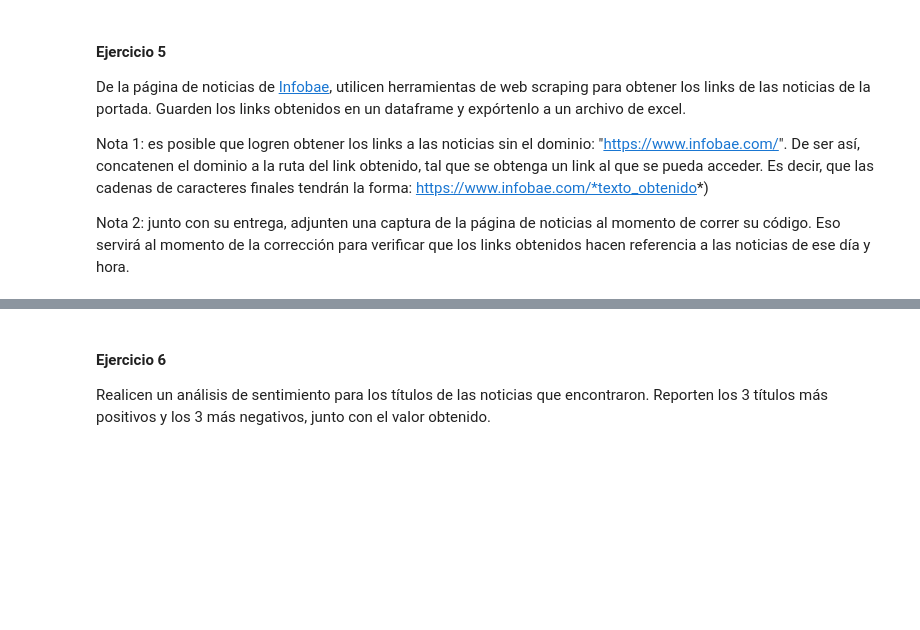
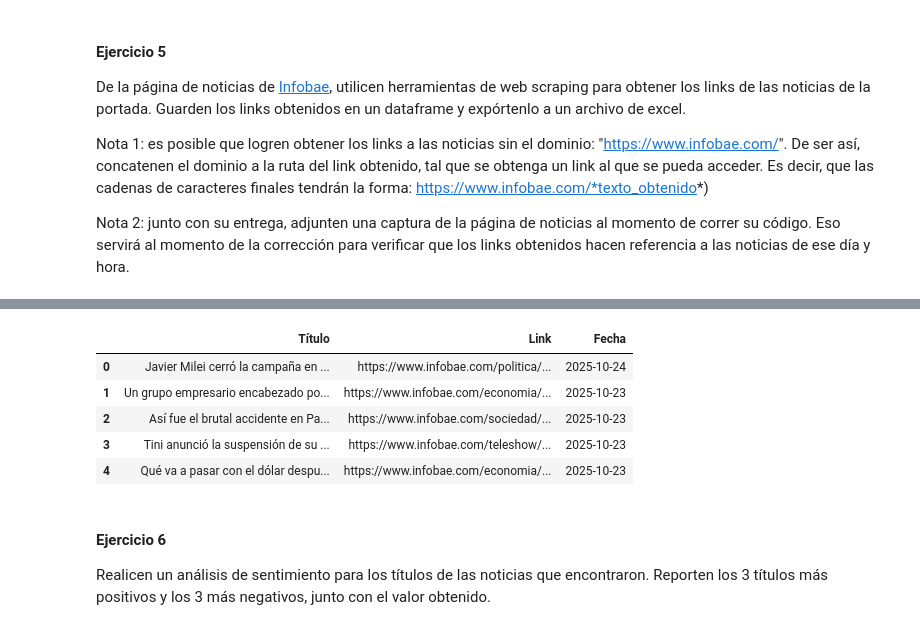
Before and after one commit to FAgustinAcosta/TPs_BigData2025, a Jupyter notebook: TP2/TP2.ipynb, the cells around one changed output, grey strips where cells are left out. Saved outputs shown, nothing was run; the diff lists cells and outputs as text; code cells hidden in the pictures; blank space fills up the shorter version.

Commit message:
Parte B

```diff
--- a/TP2/TP2.ipynb
+++ b/TP2/TP2.ipynb
@@ -308,0 +336,76 @@ Nota 2: junto con su entrega, adjunten una captura de la página de noticias al
+# %%
+url = "https://www.infobae.com"
+
+headers = {
+    "User-Agent": "Mozilla/5.0 (Windows NT 10.0; Win64; x64) AppleWebKit/537.36 (KHTML, like Gecko) Chrome/141.0.0.0 Safari/537.36",
+    "Accept-Language": "en-US,en;q=0.9",
+}
+
+r = requests.get(url) #me traigo el contenido del html
+contenido = r.content
+
+soup = BeautifulSoup(contenido, "html.parser")
+
+
+# Utilizamos la 'a' que denota articulo y posee los links y titulos
+articulos = soup.find_all('a', href=True) # Como queremos links vemos que estos están luego dela palabra href
+
+# acá voy a guardar los titulos y los links, creo las listas
+links = []
+titulos = []
+fechas = []
+links_visitados = set() # como quiero elementos únicos uso conjunto
+
+for articulo in articulos:
+    href = articulo.get('href') # agarras la parte del url
+
+    # Filtramos porque sea link de una noticia verdadera
+    if href and ('/' in href):
+        # construimos el url
+        if href.startswith('/'): #pues algunos no tienen la raiz
+            full_url = url + href
+        elif href.startswith('http'):
+            full_url = href
+        else:
+            continue # si no se cumple hasta acá sales del loop y voy con el siguiente
+
+        # extraer fecha de la URL
+        fecha_publicacion = extract_date_from_url(full_url)
+
+        # Solo incluir si tiene fecha (esto es, es una noticia válida)
+        if fecha_publicacion:
+
+        # que incluya infobae.com y evitar duplicados
+            if 'infobae.com' in full_url and full_url not in links_visitados:
+
+                # obtenemos el titulo
+                try:
+                    title = articulo.find('h2').text.strip()
+                    if title:
+                        links.append(full_url)
+                        titulos.append(title)
+                        fechas.append(fecha_publicacion)
+                        links_visitados.add(full_url)
+
+                except:
+                    continue
+
+
+
+# Creamos el dataframe
+df = pd.DataFrame({
+    'Título': titulos,
+    'Link': links,
+    'Fecha': fechas})
+
+# Sacamos titulos duplicados
+df = df.drop_duplicates(subset=['Título'], keep='first')
+
+print(f"Se encontraron {len(df)} noticias únicas")
+
+# exportamos a excel
+df.to_excel('noticias_infobae.xlsx', index=False, sheet_name='Noticias')
+
+#mostramos 5 primeros elementos
+df.head()
+# %% [output]
@@ -309,3 +413,9 @@ Nota 2: junto con su entrega, adjunten una captura de la página de noticias al
+|  | Título | Link | Fecha |
+| 0 | Javier Milei cerró la campaña en ... | https://www.infobae.com/politica/... | 2025-10-24 |
+| 1 | Un grupo empresario encabezado po... | https://www.infobae.com/economia/... | 2025-10-23 |
+| 2 | Así fue el brutal accidente en Pa... | https://www.infobae.com/sociedad/... | 2025-10-23 |
+| 3 | Tini anunció la suspensión de su ... | https://www.infobae.com/teleshow/... | 2025-10-23 |
+| 4 | Qué va a pasar con el dólar despu... | https://www.infobae.com/economia/... | 2025-10-23 |
 # %% [markdown]
 #### Ejercicio 6
 Realicen un análisis de sentimiento para los títulos de las noticias que encontraron. Reporten los 3 títulos más positivos y los 3 más negativos, junto con el valor obtenido.
```
Also changed, not shown: parts of 7 cells of this notebook, 2 other files.
